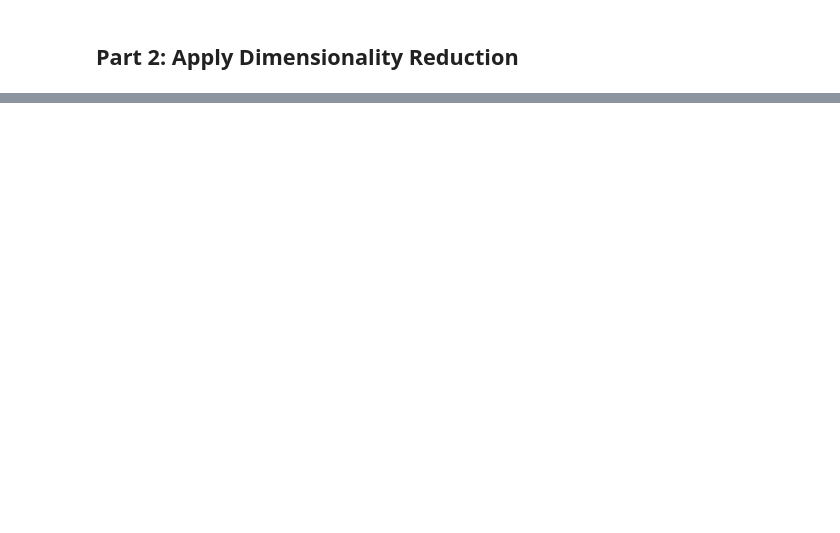
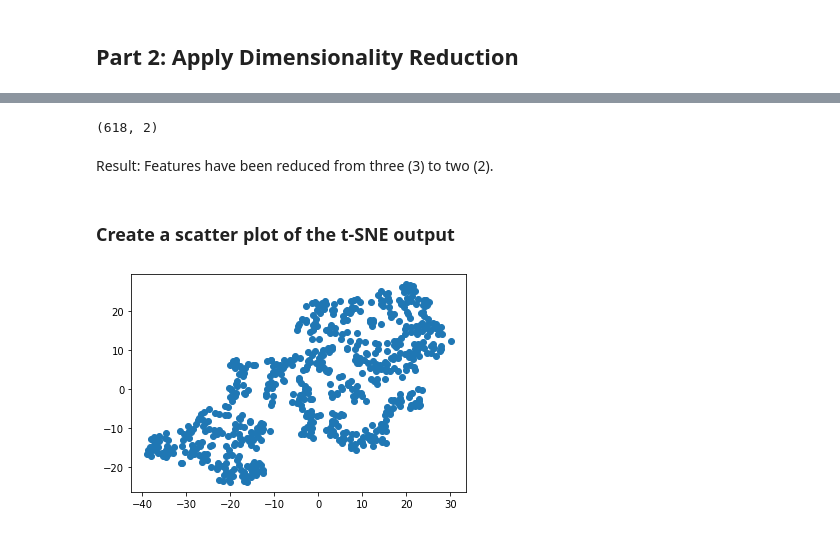
Before and after one commit to clawson13/myopia-clusters, a Jupyter notebook: Myopia Clusters.ipynb, the cells around one changed output, grey strips where cells are left out. Cells and saved outputs as stored; diff of their text form; code cells hidden in the pictures; blank space fills up the shorter version.

```diff
--- a/Myopia Clusters.ipynb
+++ b/Myopia Clusters.ipynb
@@ -41,0 +63,7 @@ scaled_data = scaler.fit_transform(data)
+# %%
+# Initialize PCA model preserving 90% of the explained variance in dimensionality reduction
+pca = PCA(n_components=0.90)
+
+# Get principal components for the data
+data_pca = pca.fit_transform(data)
+print(data_pca[0:5])
@@ -41,0 +80,27 @@ scaled_data = scaler.fit_transform(data)
+# %%
+# Initialize t-SNE model
+tsne = TSNE(learning_rate=300)
+# %%
+# Reduce dimensions
+tsne_features = tsne.fit_transform(data_pca)
+# %%
+# Inspect
+tsne_features.shape
+# %% [output]
+(618, 2)
+# %% [markdown]
+Result: Features have been reduced from three (3) to two (2).
+# %% [markdown]
+### Create a scatter plot of the t-SNE output
+# %%
+# The first column of transformed features
+X = tsne_features[:,0]
+
+# The second column of transformed features
+y = tsne_features[:,1]
+# %%
+# Plot the transformed features
+plt.scatter(X, y)
+plt.show()
+# %% [output]
+[figure, added]
```
Also changed, not shown: parts of 10 cells of this notebook.
